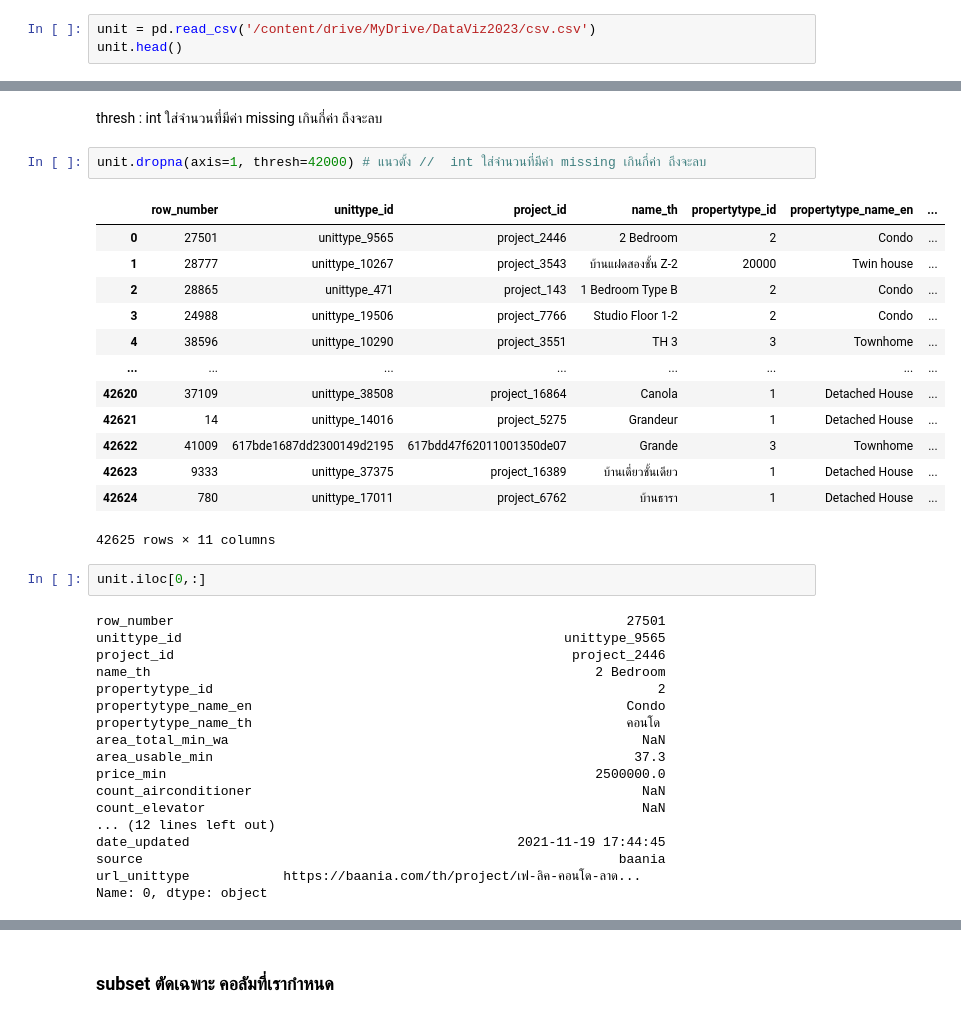
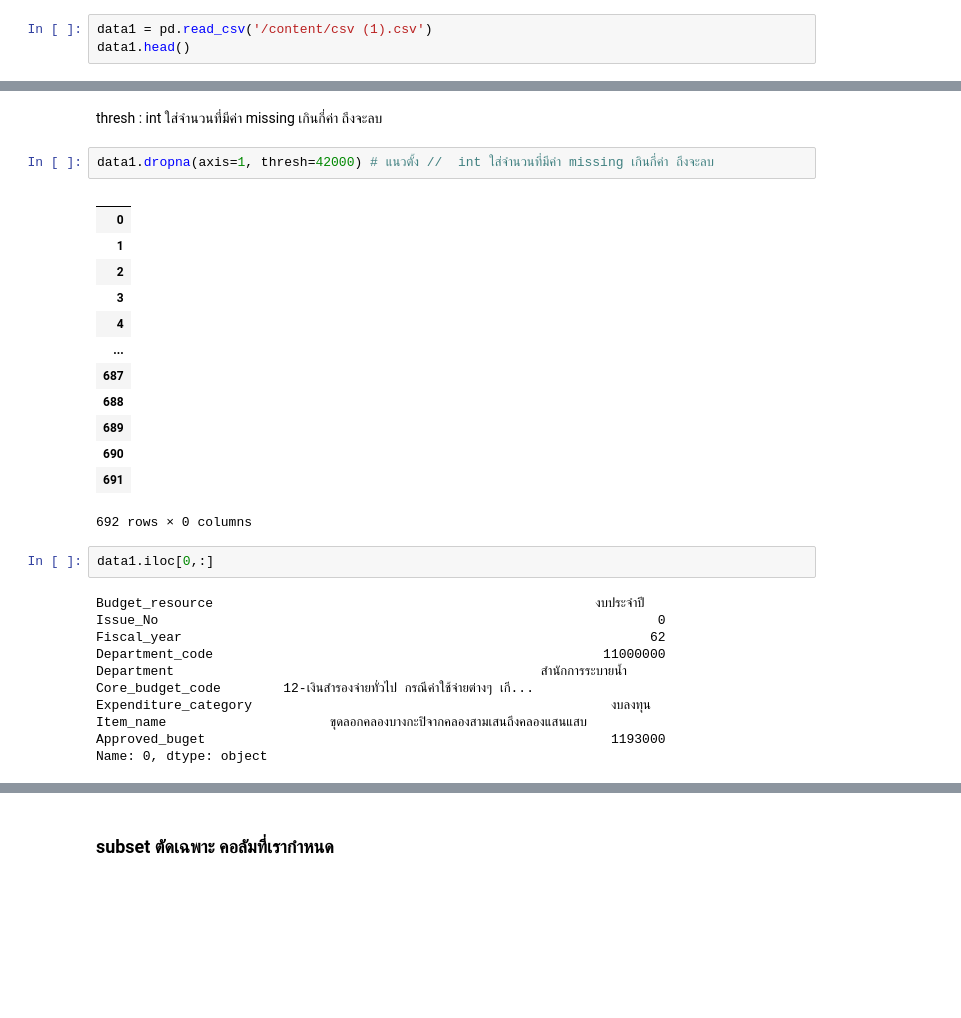
Before and after one commit to Wipada6430205202/python_dataviz2023, a Jupyter notebook: pandas101.ipynb, the cells around one changed output, grey strips where cells are left out. Drawn from its saved outputs; the diff is of its cells as text; blank space fills up the shorter version.

```diff
--- a/pandas101.ipynb
+++ b/pandas101.ipynb
@@ -14,8 +14,8 @@ Mounted at /content/drive
 # %% [markdown]
 #การจัดการข้อมูล
 # %%
-unit = pd.read_csv('/content/drive/MyDrive/DataViz2023/csv.csv')
-unit.head()
+data1 = pd.read_csv('/content/csv (1).csv')
+data1.head()
 # %% [output]
 |  | Budget_resource | Issue_No | Fiscal_year | Department_code | Department | Core_budget_code | ... |
 | 0 | งบประจำปี | 0 | 62 | 11000000 | สำนักการระบายน้ำ | 12-เงินสำรองจ่ายทั่วไป กรณีค่าใช้... | ... |
@@ -163,39 +236,32 @@ unit.dropna(how = 'all') # ตัดทุกแถวที่เป็น miss
 # %% [markdown]
 thresh : int ใส่จำนวนที่มีค่า missing เกินกี่ค่า ถึงจะลบ
 # %%
-unit.dropna(axis=1, thresh=42000) # แนวตั้ง //  int ใส่จำนวนที่มีค่า missing เกินกี่ค่า ถึงจะลบ
+data1.dropna(axis=1, thresh=42000) # แนวตั้ง //  int ใส่จำนวนที่มีค่า missing เกินกี่ค่า ถึงจะลบ
 # %% [output]
-|  | row_number | unittype_id | project_id | name_th | propertytype_id | propertytype_name_en | ... |
-| 0 | 27501 | unittype_9565 | project_2446 | 2 Bedroom | 2 | Condo | ... |
-| 1 | 28777 | unittype_10267 | project_3543 | บ้านแฝดสองชั้น Z-2 | 20000 | Twin house | ... |
-| 2 | 28865 | unittype_471 | project_143 | 1 Bedroom Type B | 2 | Condo | ... |
-| 3 | 24988 | unittype_19506 | project_7766 | Studio Floor 1-2 | 2 | Condo | ... |
-| 4 | 38596 | unittype_10290 | project_3551 | TH 3 | 3 | Townhome | ... |
-| ... | ... | ... | ... | ... | ... | ... | ... |
-| 42620 | 37109 | unittype_38508 | project_16864 | Canola | 1 | Detached House | ... |
-| 42621 | 14 | unittype_14016 | project_5275 | Grandeur | 1 | Detached House | ... |
-| 42622 | 41009 | 617bde1687dd2300149d2195 | 617bdd47f62011001350de07 | Grande | 3 | Townhome | ... |
-| 42623 | 9333 | unittype_37375 | project_16389 | บ้านเดี่ยวชั้นเดียว | 1 | Detached House | ... |
-| 42624 | 780 | unittype_17011 | project_6762 | บ้านธารา | 1 | Detached House | ... |
+|  |
+| 0 |
+| 1 |
+| 2 |
+| 3 |
+| 4 |
+| ... |
+| 687 |
+| 688 |
+| 689 |
+| 690 |
+| 691 |
-42625 rows × 11 columns
+692 rows × 0 columns
 # %%
-unit.iloc[0,:]
+data1.iloc[0,:]
 # %% [output]
-row_number                                                          27501
-unittype_id                                                 unittype_9565
-project_id                                                   project_2446
-name_th                                                         2 Bedroom
-propertytype_id                                                         2
-propertytype_name_en                                                Condo
-propertytype_name_th                                                คอนโด
-area_total_min_wa                                                     NaN
-area_usable_min                                                      37.3
-price_min                                                       2500000.0
-count_airconditioner                                                  NaN
-count_elevator                                                        NaN
-... (12 lines left out)
-date_updated                                          2021-11-19 17:44:45
-source                                                             baania
-url_unittype            https://baania.com/th/project/เฟ-ลิค-คอนโด-ลาด...
+Budget_resource                                                 งบประจำปี
+Issue_No                                                                0
+Fiscal_year                                                            62
+Department_code                                                  11000000
+Department                                               สำนักการระบายน้ำ
+Core_budget_code        12-เงินสำรองจ่ายทั่วไป กรณีค่าใช้จ่ายต่างๆ เกี...
+Expenditure_category                                              งบลงทุน
+Item_name                     ขุดลอกคลองบางกะปิจากคลองสามเสนถึงคลองแสนแสบ
+Approved_buget                                                    1193000
 Name: 0, dtype: object
 # %%
```
Also changed, not shown: parts of 24 cells of this notebook.
